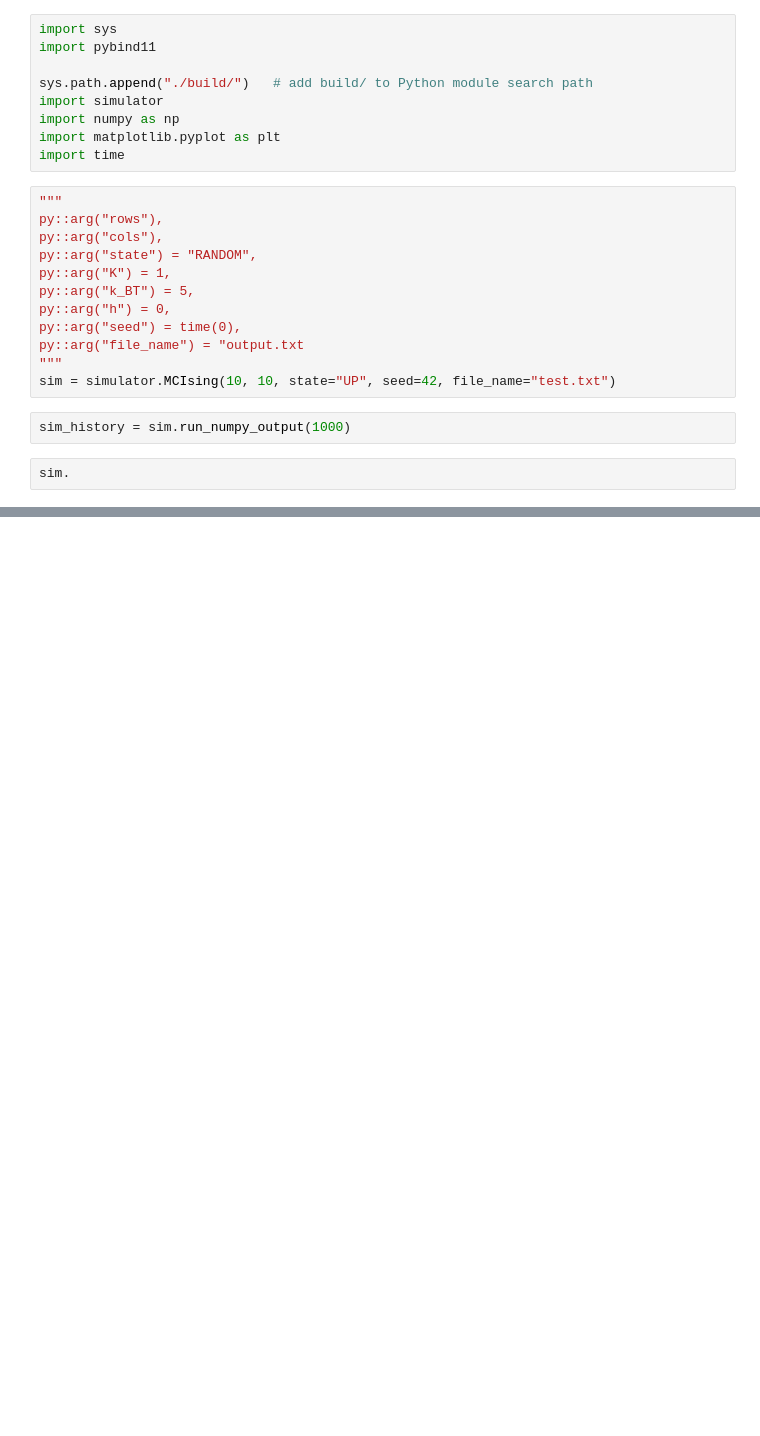
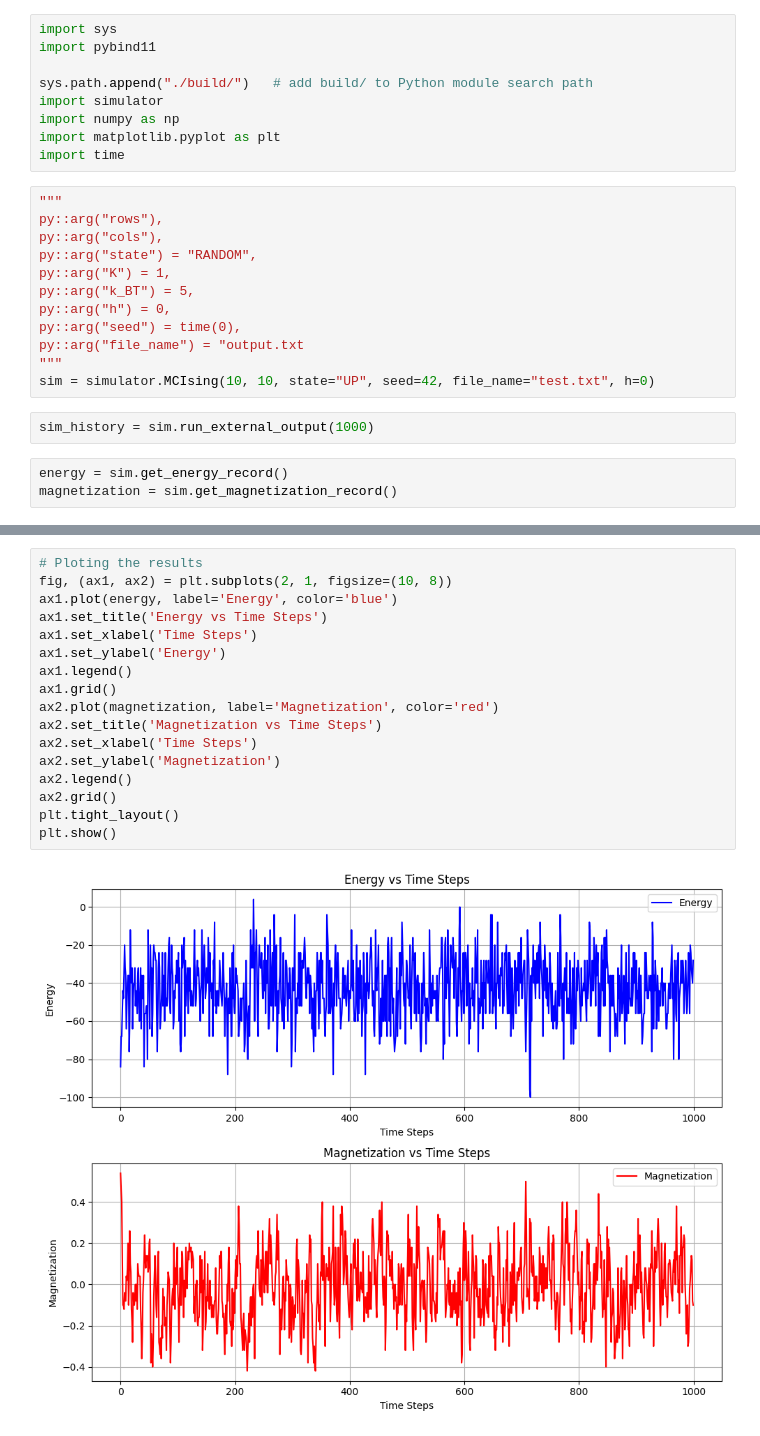
Before and after one commit to novakilorant/Monte-Carlo-Ising, a Jupyter notebook: simulator.ipynb, the cells around one changed output, grey strips where cells are left out. Drawn from its saved outputs; the diff is of its cells as text; blank space fills up the shorter version.

```diff
--- a/simulator.ipynb
+++ b/simulator.ipynb
@@ -18,8 +18,9 @@ py::arg("h") = 0,
 py::arg("seed") = time(0),
 py::arg("file_name") = "output.txt
 """
-sim = simulator.MCIsing(10, 10, state="UP", seed=42, file_name="test.txt")
+sim = simulator.MCIsing(10, 10, state="UP", seed=42, file_name="test.txt", h=0)
 # %%
-sim_history = sim.run_numpy_output(1000)
+sim_history = sim.run_external_output(1000)
 # %%
-sim.
+energy = sim.get_energy_record()
+magnetization = sim.get_magnetization_record()
@@ -49,0 +47,19 @@ ModuleNotFoundError: No module named 'simulator'
+# %%
+# Ploting the results
+fig, (ax1, ax2) = plt.subplots(2, 1, figsize=(10, 8))
+ax1.plot(energy, label='Energy', color='blue')
+ax1.set_title('Energy vs Time Steps')
+ax1.set_xlabel('Time Steps')
+ax1.set_ylabel('Energy')
+ax1.legend()
+ax1.grid()
+ax2.plot(magnetization, label='Magnetization', color='red')
+ax2.set_title('Magnetization vs Time Steps')
+ax2.set_xlabel('Time Steps')
+ax2.set_ylabel('Magnetization')
+ax2.legend()
+ax2.grid()
+plt.tight_layout()
+plt.show()
+# %% [output]
+[figure, added]
```
Also changed, not shown: parts of 4 cells of this notebook, 4 other files.
